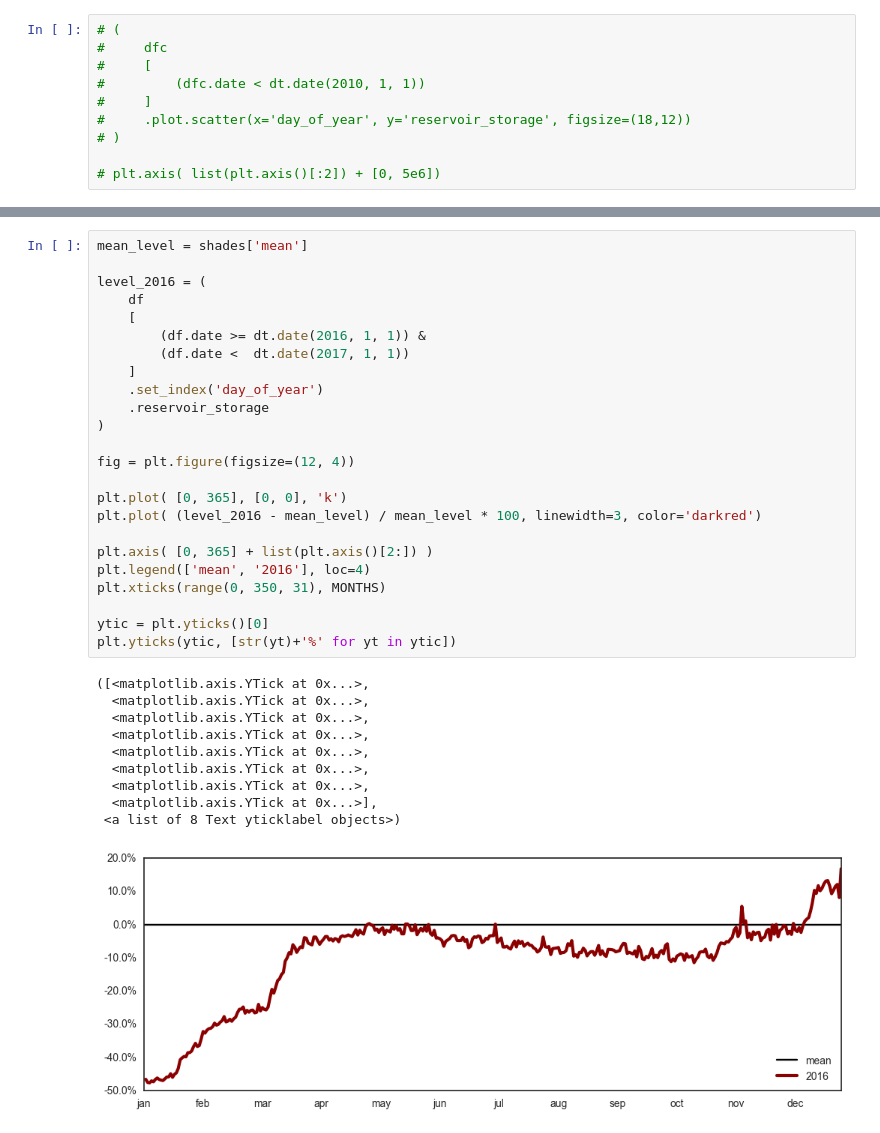
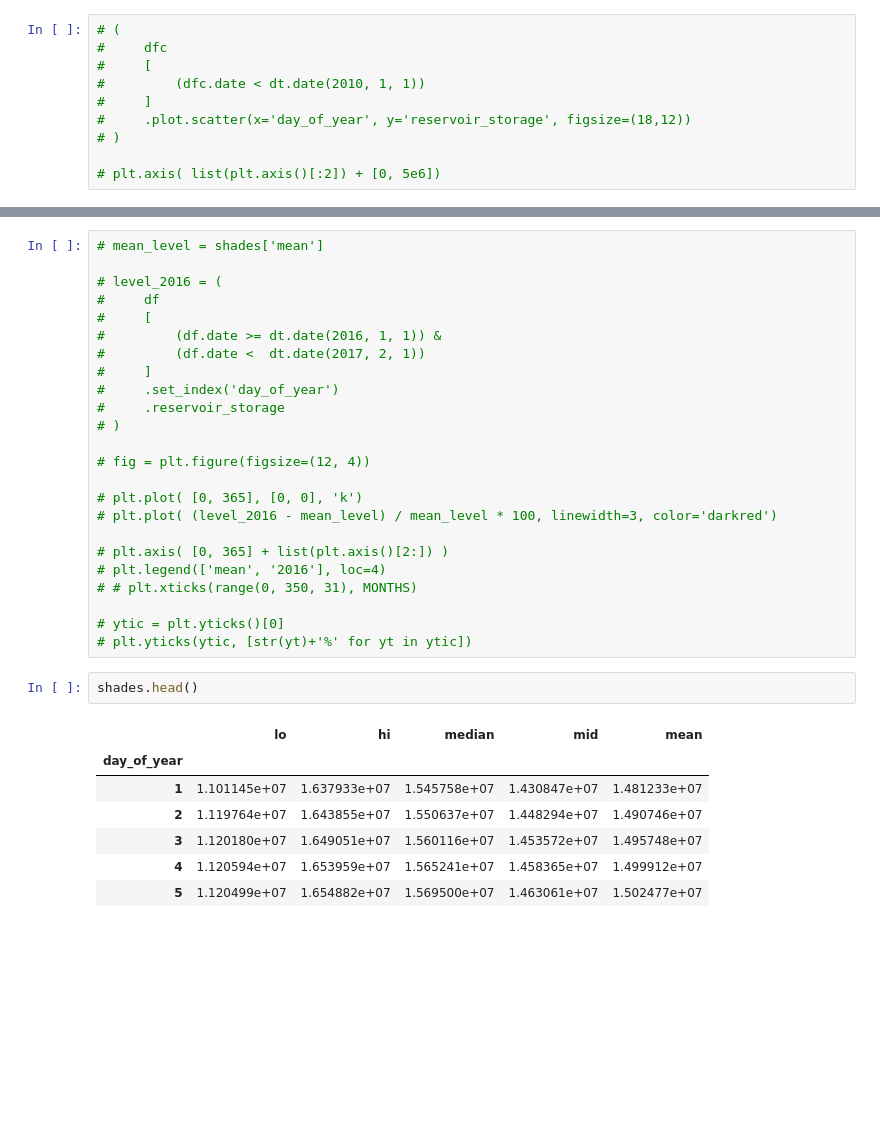
Before and after one commit to matttrent/waterbot, a Jupyter notebook: notebooks/historical_levels.ipynb, the cells around one changed output, grey strips where cells are left out. Cells and saved outputs as stored; diff of their text form; blank space fills up the shorter version.

```diff
--- a/notebooks/historical_levels.ipynb
+++ b/notebooks/historical_levels.ipynb
@@ -221,35 +264,34 @@ plt.axis( list(plt.axis()[:2]) + [ df.reservoir_storage.quantile(.01), df.reserv
 # %%
-mean_level = shades['mean']
+# mean_level = shades['mean']
 
-level_2016 = (
-    df
-    [
-        (df.date >= dt.date(2016, 1, 1)) &
-        (df.date <  dt.date(2017, 1, 1))
-    ]
-    .set_index('day_of_year')
-    .reservoir_storage
-)
+# level_2016 = (
+#     df
+#     [
+#         (df.date >= dt.date(2016, 1, 1)) &
+#         (df.date <  dt.date(2017, 2, 1))
+#     ]
+#     .set_index('day_of_year')
+#     .reservoir_storage
+# )
 
-fig = plt.figure(figsize=(12, 4))
+# fig = plt.figure(figsize=(12, 4))
 
-plt.plot( [0, 365], [0, 0], 'k')
-plt.plot( (level_2016 - mean_level) / mean_level * 100, linewidth=3, color='darkred')
+# plt.plot( [0, 365], [0, 0], 'k')
+# plt.plot( (level_2016 - mean_level) / mean_level * 100, linewidth=3, color='darkred')
 
-plt.axis( [0, 365] + list(plt.axis()[2:]) )
-plt.legend(['mean', '2016'], loc=4)
-plt.xticks(range(0, 350, 31), MONTHS)
+# plt.axis( [0, 365] + list(plt.axis()[2:]) )
+# plt.legend(['mean', '2016'], loc=4)
+# # plt.xticks(range(0, 350, 31), MONTHS)
 
-ytic = plt.yticks()[0]
-plt.yticks(ytic, [str(yt)+'%' for yt in ytic])
+# ytic = plt.yticks()[0]
+# plt.yticks(ytic, [str(yt)+'%' for yt in ytic])
-# %% [output]
-([<matplotlib.axis.YTick at 0x...>,
-  <matplotlib.axis.YTick at 0x...>,
-  <matplotlib.axis.YTick at 0x...>,
-  <matplotlib.axis.YTick at 0x...>,
-  <matplotlib.axis.YTick at 0x...>,
-  <matplotlib.axis.YTick at 0x...>,
-  <matplotlib.axis.YTick at 0x...>,
-  <matplotlib.axis.YTick at 0x...>],
- <a list of 8 Text yticklabel objects>)
-[figure, removed]
+# %%
+shades.head()
+# %% [output]
+|  | lo | hi | median | mid | mean |
+| day_of_year |  |  |  |  |  |
+| 1 | 1.101145e+07 | 1.637933e+07 | 1.545758e+07 | 1.430847e+07 | 1.481233e+07 |
+| 2 | 1.119764e+07 | 1.643855e+07 | 1.550637e+07 | 1.448294e+07 | 1.490746e+07 |
+| 3 | 1.120180e+07 | 1.649051e+07 | 1.560116e+07 | 1.453572e+07 | 1.495748e+07 |
+| 4 | 1.120594e+07 | 1.653959e+07 | 1.565241e+07 | 1.458365e+07 | 1.499912e+07 |
+| 5 | 1.120499e+07 | 1.654882e+07 | 1.569500e+07 | 1.463061e+07 | 1.502477e+07 |
```
Also changed, not shown: parts of 16 cells of this notebook.
